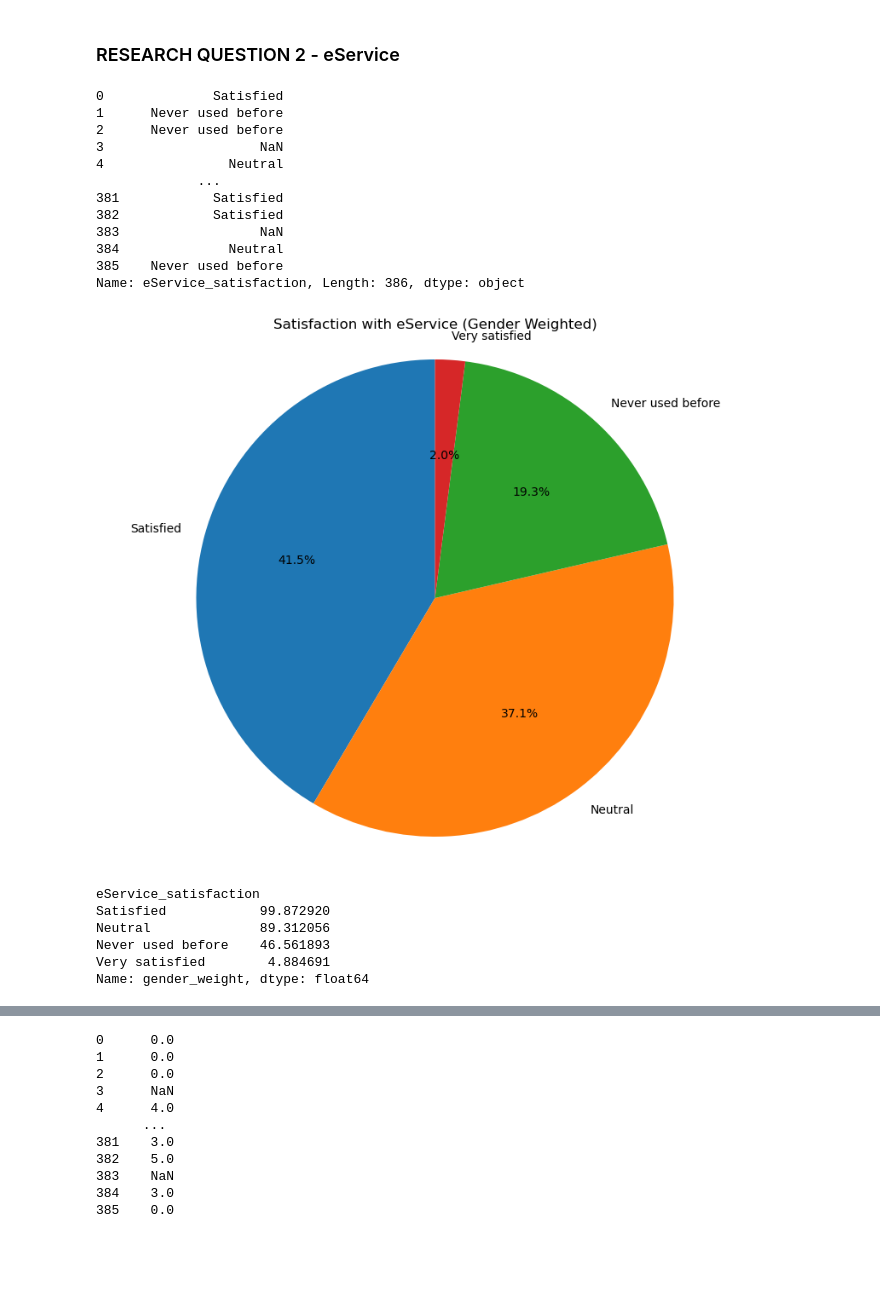
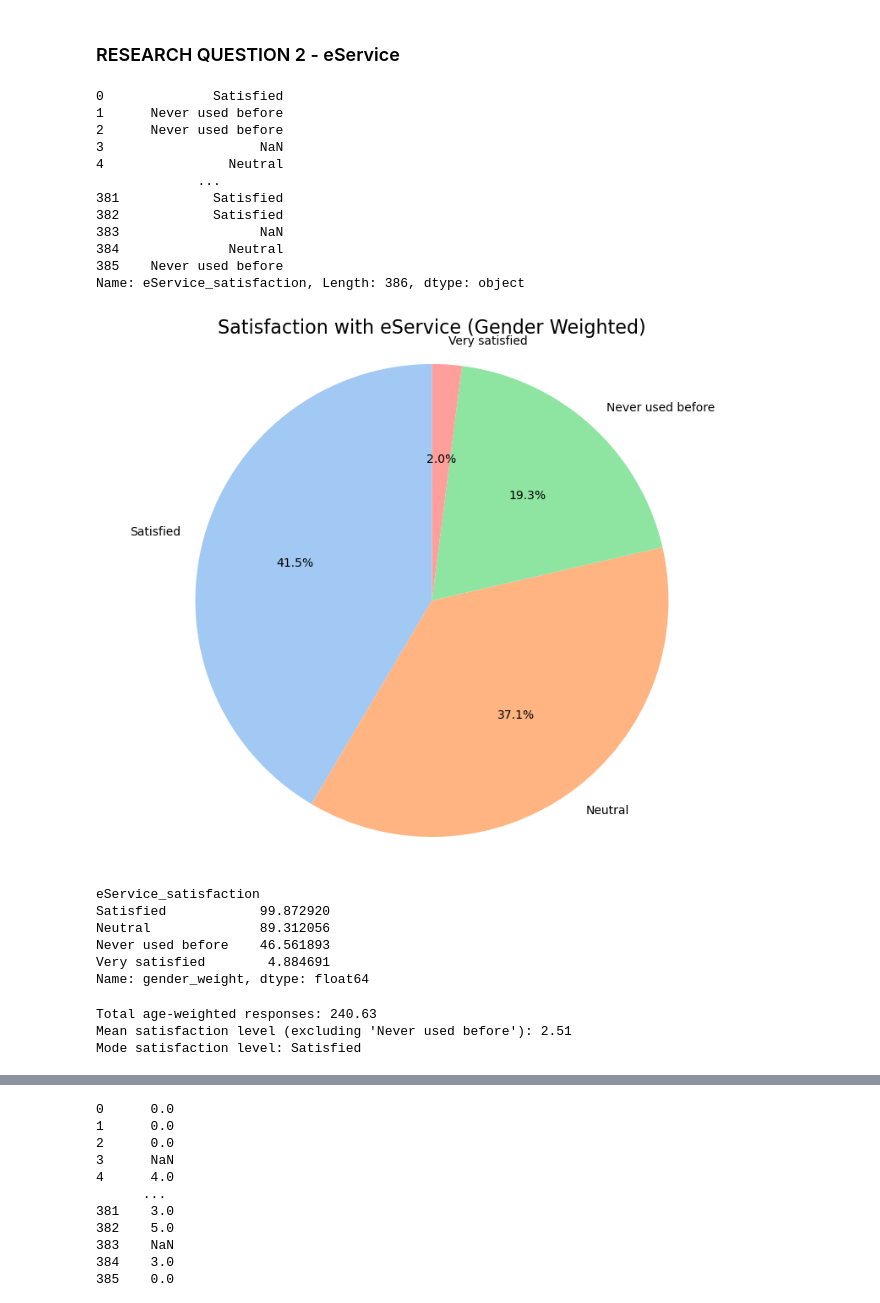
Before and after one commit to doryang1019/Coquitlam_Analyze, a Jupyter notebook: analyze.ipynb, the cells around one changed output, grey strips where cells are left out. Drawn from its saved outputs; the diff is of its cells as text; code cells hidden in the pictures; blank space fills up the shorter version.

```diff
--- a/analyze.ipynb
+++ b/analyze.ipynb
@@ -744,33 +744,57 @@ Analysis complete. Pie chart saved as PNG file.
 # %%
 s = "How satisfied are you with the online eServices (such as finding job on career.coquitlam.ca, shelter donation, renewing dog license, and utility bill payment)?";
 df = df.rename(columns={s: 'eService_satisfaction'})
 # df['eService_satisfaction'] = df['eService_satisfaction'].fillna("dddd")
 print(df['eService_satisfaction'])
 weighted_freq = df.groupby('eService_satisfaction')['gender_weight'].sum().sort_values(ascending=False)
+colors = sns.color_palette("pastel")  # You can try other palettes like "deep", "muted", "bright", etc.
+
 plt.figure(figsize=(10,8))
-plt.pie(weighted_freq.values, labels=weighted_freq.index, autopct='%1.1f%%', startangle=90)
-plt.title('Satisfaction with eService (Gender Weighted)')
+plt.pie(weighted_freq.values, labels=weighted_freq.index, autopct='%1.1f%%', startangle=90, colors=colors)
+plt.title('Satisfaction with eService (Gender Weighted)', fontsize=16)
 plt.axis('equal')
 plt.show()
 
 print(weighted_freq)
 # %% [output]
 0              Satisfied
 1      Never used before
 2      Never used before
 3                    NaN
 4                Neutral
              ...
 381            Satisfied
 382            Satisfied
 383                  NaN
 384              Neutral
 385    Never used before
 Name: eService_satisfaction, Length: 386, dtype: object
-[figure, old version]
+[figure, new version]
 eService_satisfaction
 Satisfied            99.872920
 Neutral              89.312056
 Never used before    46.561893
 Very satisfied        4.884691
 Name: gender_weight, dtype: float64
+# %%
+import numpy as np
+
+total_weight = weighted_freq.sum()
+satisfaction_levels = ['Never used before', 'Neutral', 'Satisfied', 'Very satisfied']
+satisfaction_values = [1, 2, 3, 4]  # Assigning numerical values to satisfaction levels
+
+# Calculate mean (excluding 'Never used before')
+used_weights = weighted_freq[weighted_freq.index != 'Never used before']
+used_total = used_weights.sum()
+mean_satisfaction = np.average([2, 3, 4], weights=used_weights.values)
+
+# Mode
+mode_satisfaction = weighted_freq.idxmax()
+
+print(f"Total age-weighted responses: {total_weight:.2f}")
+print(f"Mean satisfaction level (excluding 'Never used before'): {mean_satisfaction:.2f}")
+print(f"Mode satisfaction level: {mode_satisfaction}")
+# %% [output]
+Total age-weighted responses: 240.63
+Mean satisfaction level (excluding 'Never used before'): 2.51
+Mode satisfaction level: Satisfied
```
Also changed, not shown: parts of 27 cells of this notebook, 4 other files.
